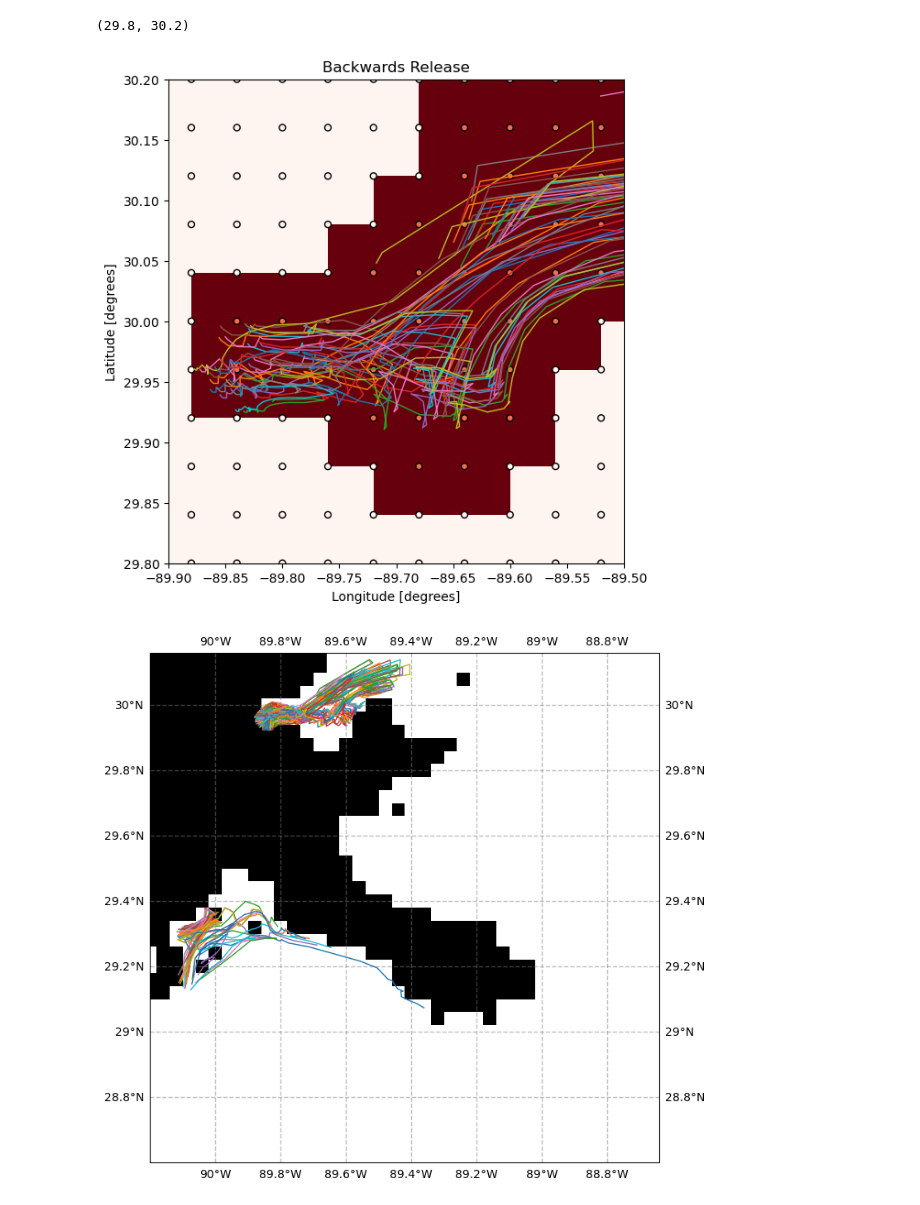
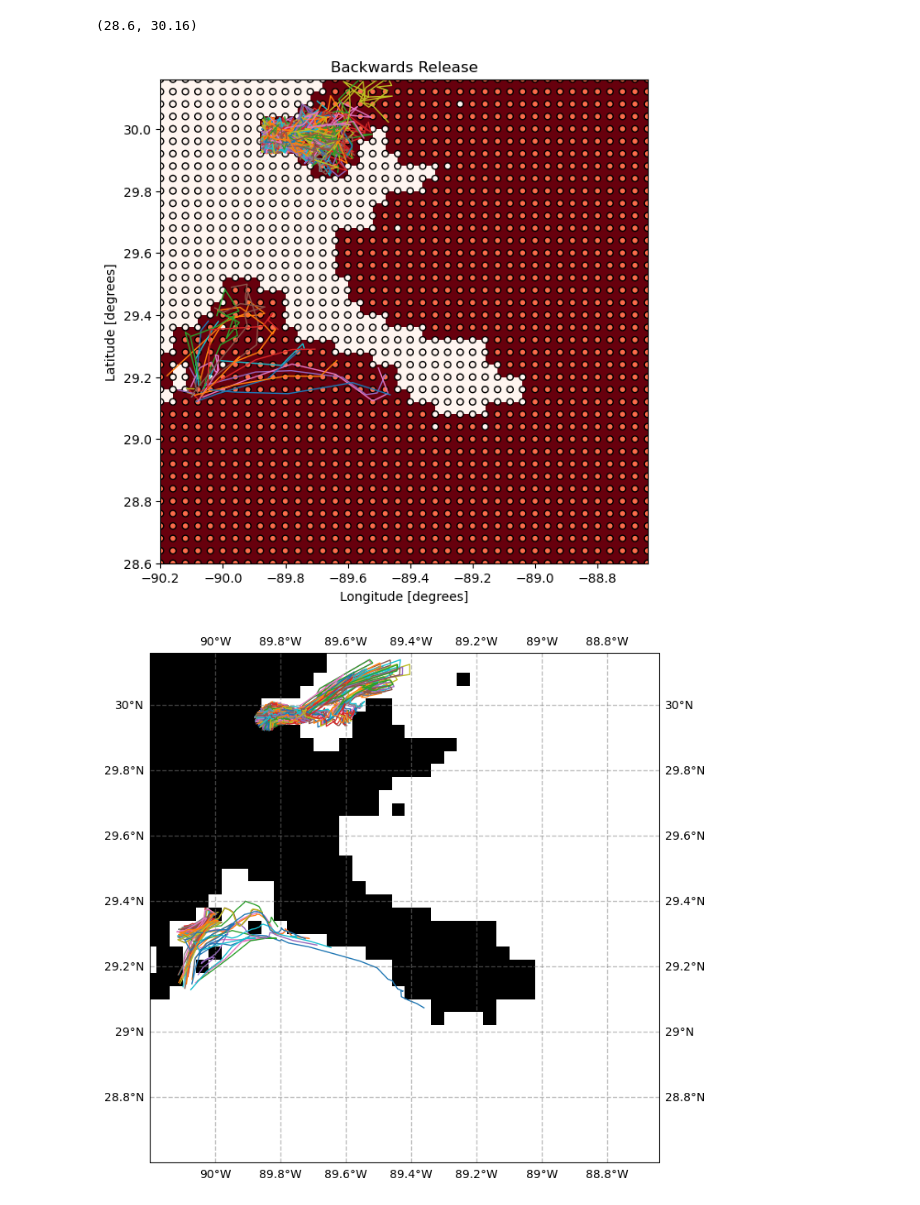
Before and after one commit to davidavzP/GOM_microplastics, a Jupyter notebook: test_backwards_sim.ipynb, the cells around one changed output. Cells and saved outputs as stored; diff of their text form; code cells hidden in the pictures.

```diff
--- a/test_backwards_sim.ipynb
+++ b/test_backwards_sim.ipynb
@@ -33,15 +54,15 @@ gom_masks = xr.open_dataset('data/gom_masks_w_inputs.nc')
 # %%
 axb = quick_display_parcels('Backwards Release')
 _ = axb.plot(test['lon'].T, test['lat'].T, linewidth=1, zorder=1)
 
-# axb.set_xlim([ -90.2, -88.64])
-# axb.set_ylim([28.6, 30.16])
+axb.set_xlim([ -90.2, -88.64])
+axb.set_ylim([28.6, 30.16])
 
-axb.set_xlim([ -89.9, -89.5])
-axb.set_ylim([29.8, 30.2])
+# axb.set_xlim([ -89.9, -89.5])
+# axb.set_ylim([29.8, 30.2])
 # %% [output]
-(29.8, 30.2)
+(28.6, 30.16)
-[figure, old version]
+[figure, new version]
 # %%
 # Velocity nodes
 lon_vals, lat_vals = np.meshgrid(gom_masks['Longitude'], gom_masks['Latitude'])
```
Also changed, not shown: parts of 3 cells of this notebook, 2 other files.
